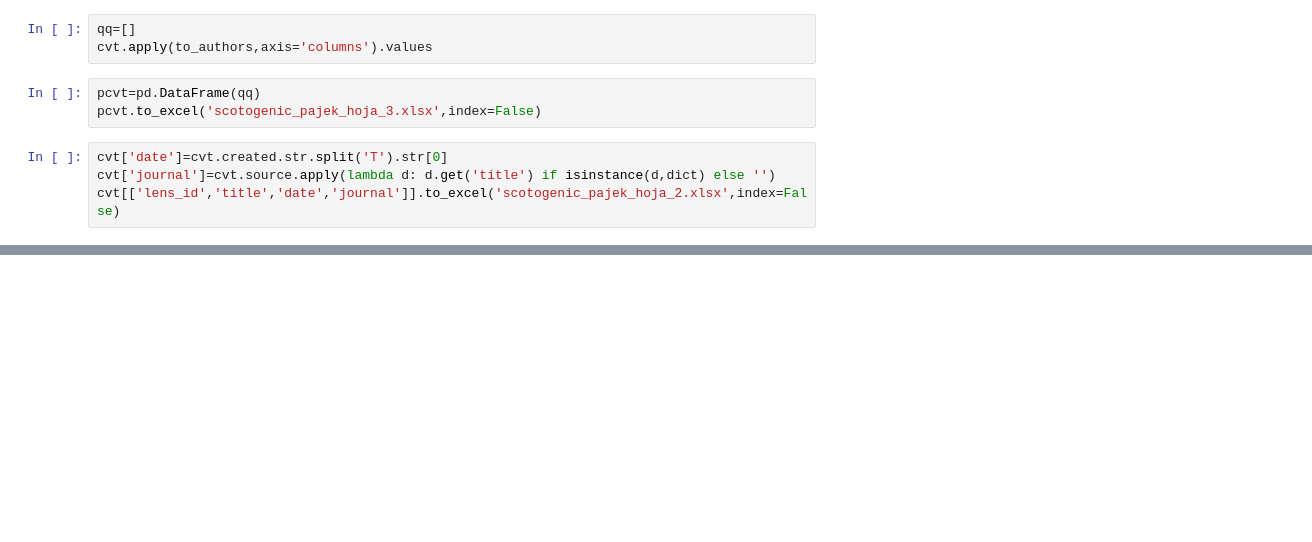
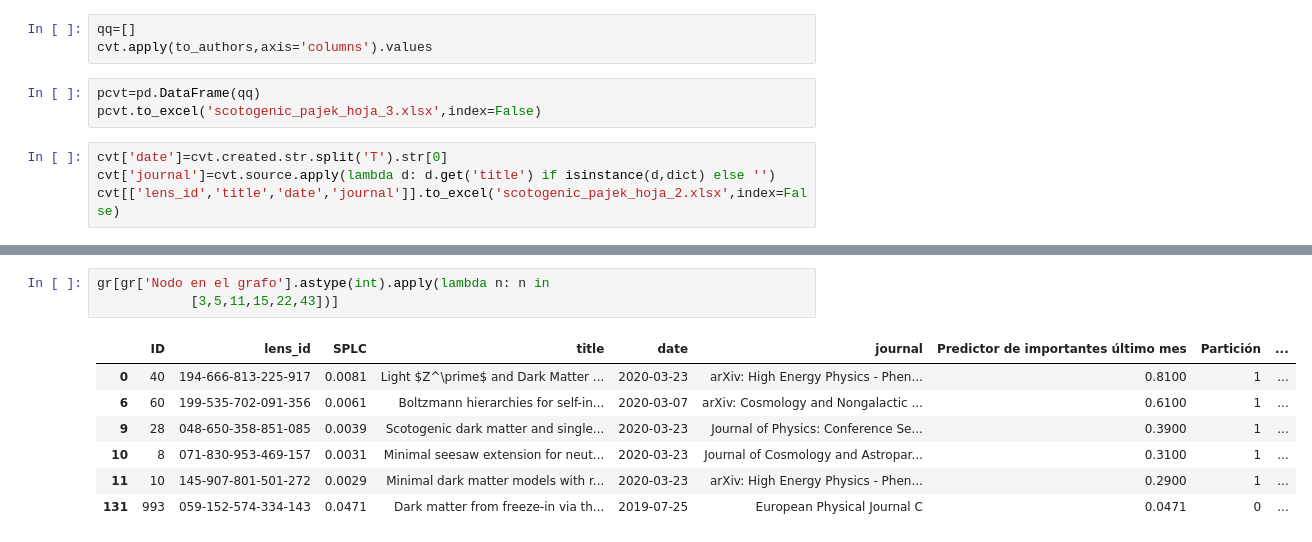
Before and after one commit to restrepo/articles_COVID-19, a Jupyter notebook: lens_scotogenic.ipynb, the cells around one changed output, grey strips where cells are left out. Cells and saved outputs as stored; diff of their text form; blank space fills up the shorter version.

```diff
--- a/lens_scotogenic.ipynb
+++ b/lens_scotogenic.ipynb
@@ -465,0 +540,11 @@ cvt[['lens_id','title','date','journal']].to_excel('scotogenic_pajek_hoja_2.xlsx
+# %%
+gr[gr['Nodo en el grafo'].astype(int).apply(lambda n: n in
+            [3,5,11,15,22,43])]
+# %% [output]
+|  | ID | lens_id | SPLC | title | date | journal | Predictor de importantes último mes | Partición | ... |
+| 0 | 40 | 194-666-813-225-917 | 0.0081 | Light $Z^\prime$ and Dark Matter ... | 2020-03-23 | arXiv: High Energy Physics - Phen... | 0.8100 | 1 | ... |
+| 6 | 60 | 199-535-702-091-356 | 0.0061 | Boltzmann hierarchies for self-in... | 2020-03-07 | arXiv: Cosmology and Nongalactic ... | 0.6100 | 1 | ... |
+| 9 | 28 | 048-650-358-851-085 | 0.0039 | Scotogenic dark matter and single... | 2020-03-23 | Journal of Physics: Conference Se... | 0.3900 | 1 | ... |
+| 10 | 8 | 071-830-953-469-157 | 0.0031 | Minimal seesaw extension for neut... | 2020-03-23 | Journal of Cosmology and Astropar... | 0.3100 | 1 | ... |
+| 11 | 10 | 145-907-801-501-272 | 0.0029 | Minimal dark matter models with r... | 2020-03-23 | arXiv: High Energy Physics - Phen... | 0.2900 | 1 | ... |
+| 131 | 993 | 059-152-574-334-143 | 0.0471 | Dark matter from freeze-in via th... | 2019-07-25 | European Physical Journal C | 0.0471 | 0 | ... |
```
Also changed, not shown: parts of 11 cells of this notebook.
